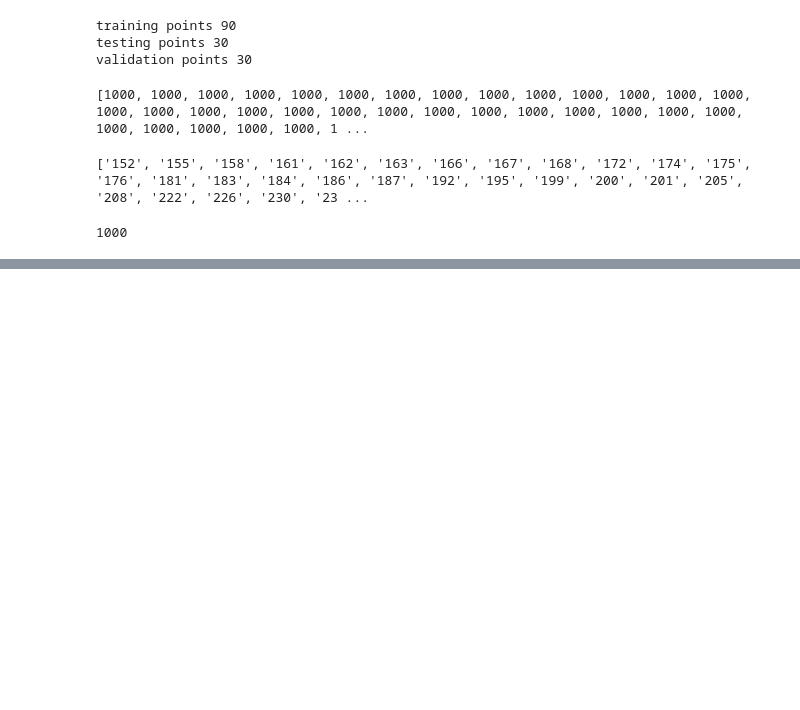
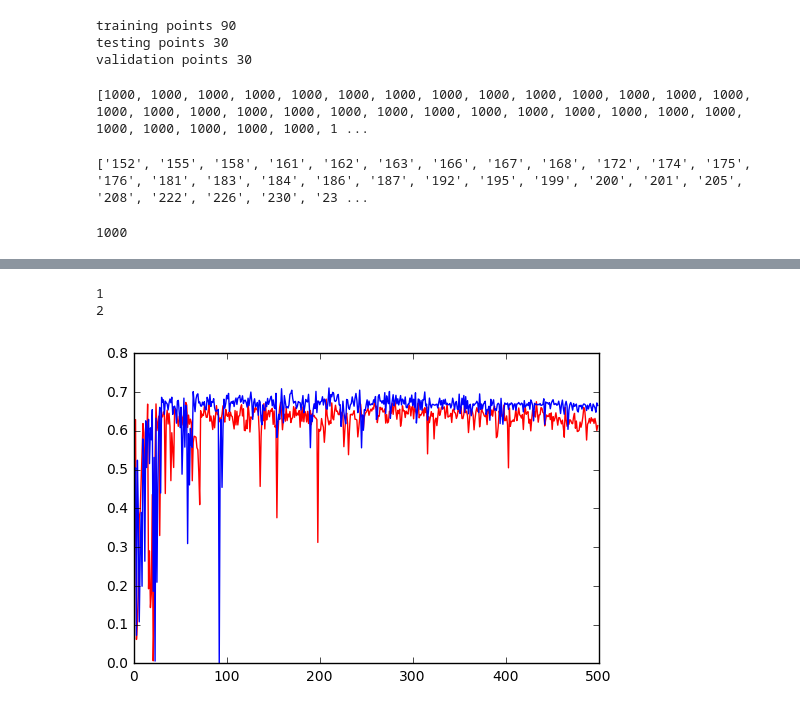
Before and after one commit to danakianfar/information_retrieval_1, a Jupyter notebook: Lab3/dana.ipynb, the cells around one changed output, grey strips where cells are left out. Drawn from its saved outputs; the diff is of its cells as text; code cells hidden in the pictures; blank space fills up the shorter version.

Commit message:
S matrix error, plotting val error

```diff
--- a/Lab3/dana.ipynb
+++ b/Lab3/dana.ipynb
@@ -97,0 +84,3 @@ print(q.get_qid())
+# %%
+for i,v in S.items():
+#     print(i,v)
@@ -118,0 +105,20 @@ dict_keys(['201', '344', '200', '155', '292', '208', '230', '262', '328', '167',
+# %%
+import importlib
+importlib.reload(hw3_ref)
+NUM_EPOCHS = 500
+
+BATCH_SIZE = 1000
+NUM_HIDDEN_UNITS = 100
+LEARNING_RATE = 0.00005
+MOMENTUM = 0.95
+
+POINTWISE = 'pointwise'
+PAIRWISE = 'pairwise'
+LISTWISE = 'listwise'
+
+n_epochs = 500
+measure_type = POINTWISE
+num_features = 64
+num_folds = 2
+
+res = hw3_ref.experiment(n_epochs, measure_type, num_features, num_folds)
@@ -118,0 +143,11 @@ dict_keys(['201', '344', '200', '155', '292', '208', '230', '262', '328', '167',
+# %%
+for i in res:
+    print(i)
+ndcgs = [[rr['val_mndcg'] for rr in res[i][:-1]] for i in res]  # fold 1
+
+df = pd.DataFrame(ndcgs, index=['Fold%d'%d for d in range(1,num_)]).T
+plt.show()
+# %% [output]
+1
+2
+[figure, added]
```
Also changed, not shown: parts of 10 cells of this notebook, 1 other file.
